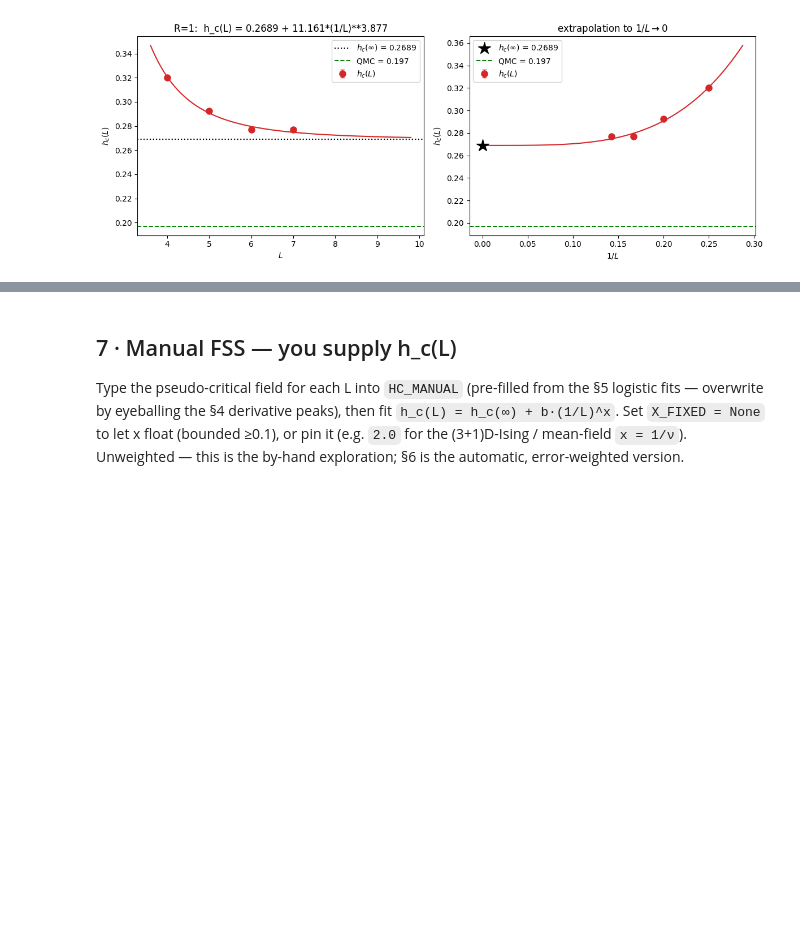
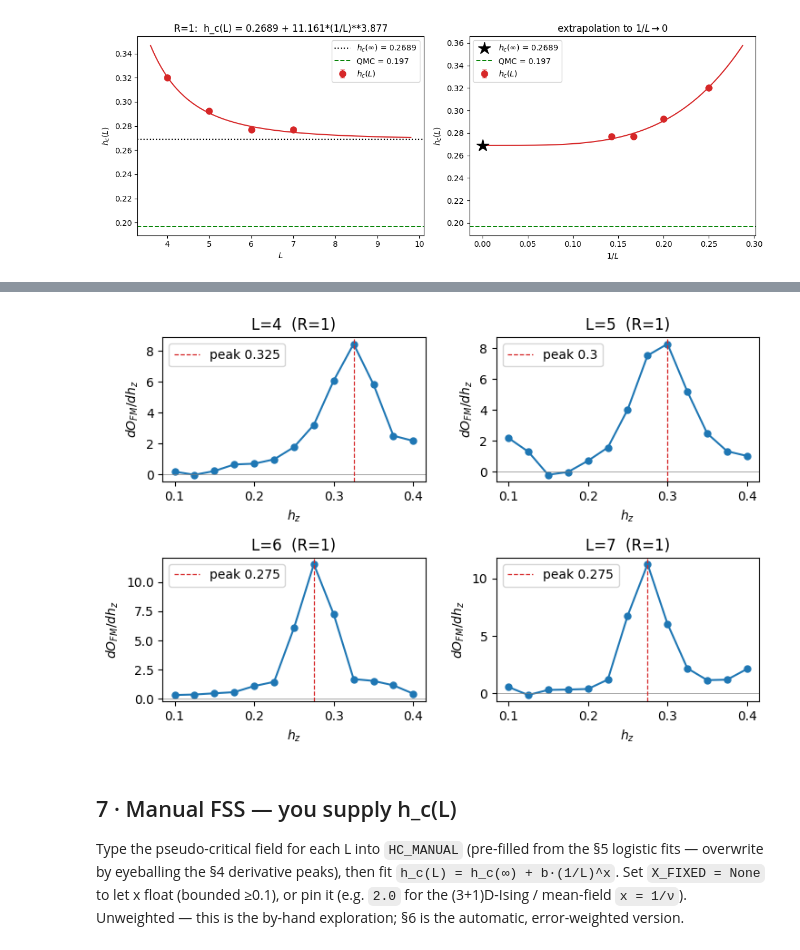
Before and after one commit to SanzharBissenali/toric-code-nqs, a Jupyter notebook: analysis/fm_fit_R1.ipynb, the cells around one changed output, grey strips where cells are left out. Cells and saved outputs as stored; diff of their text form; code cells hidden in the pictures; blank space fills up the shorter version.

```diff
--- a/analysis/fm_fit_R1.ipynb
+++ b/analysis/fm_fit_R1.ipynb
@@ -268,3 +304,21 @@ fit:  h_c(L) = 0.2689 + (11.1613)*(1/L)**3.8772   [x free = 3.877+-0.645,  weigh
+# %%
+Ls = [r["L"] for r in recs]
+ncol = 2; nrow = int(np.ceil(len(Ls) / ncol))
+fig, axes = plt.subplots(nrow, ncol, figsize=(7.5, 2.5 * nrow), squeeze=False)
+for L, ax in zip(Ls, axes.flat):
+    dL = sorted((d for d in deriv_rows if d["L"] == L), key=lambda d: d["hz"])
+    hz = [d["hz"] for d in dL]; dO = [d["dO"] for d in dL]
+    ax.plot(hz, dO, "-o", ms=5)
+    ax.axhline(0, color="gray", lw=0.5)
+    pk = max(dL, key=lambda d: abs(d["dO"]))
+    ax.axvline(pk["hz"], ls="--", color="C3", lw=0.9, label=f"peak {pk['hz']}")
+    ax.set(xlabel="$h_z$", ylabel="$dO_{FM}/dh_z$", title=f"L={L}  (R=1)")
+    ax.legend()
+for ax in axes.flat[len(Ls):]:
+    ax.axis("off")
+fig.tight_layout(); plt.show()
+# %% [output]
+[figure, added]
 # %% [markdown]
 ## 7 · Manual FSS — you supply h_c(L)
 
```
Also changed, not shown: parts of 3 cells of this notebook, 20 other files.
